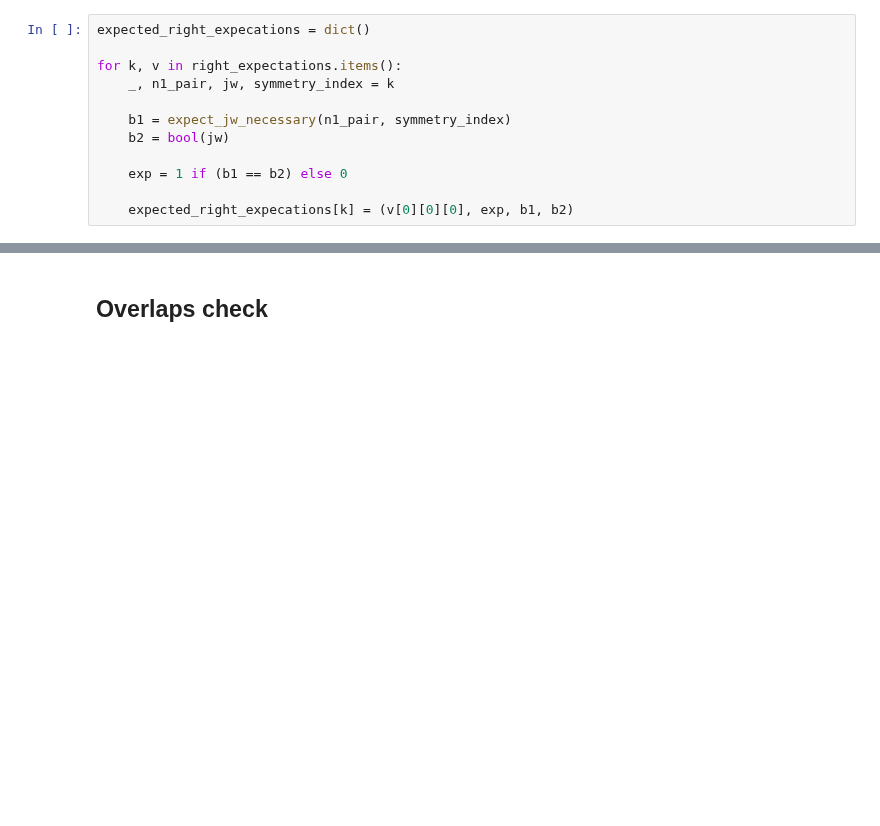
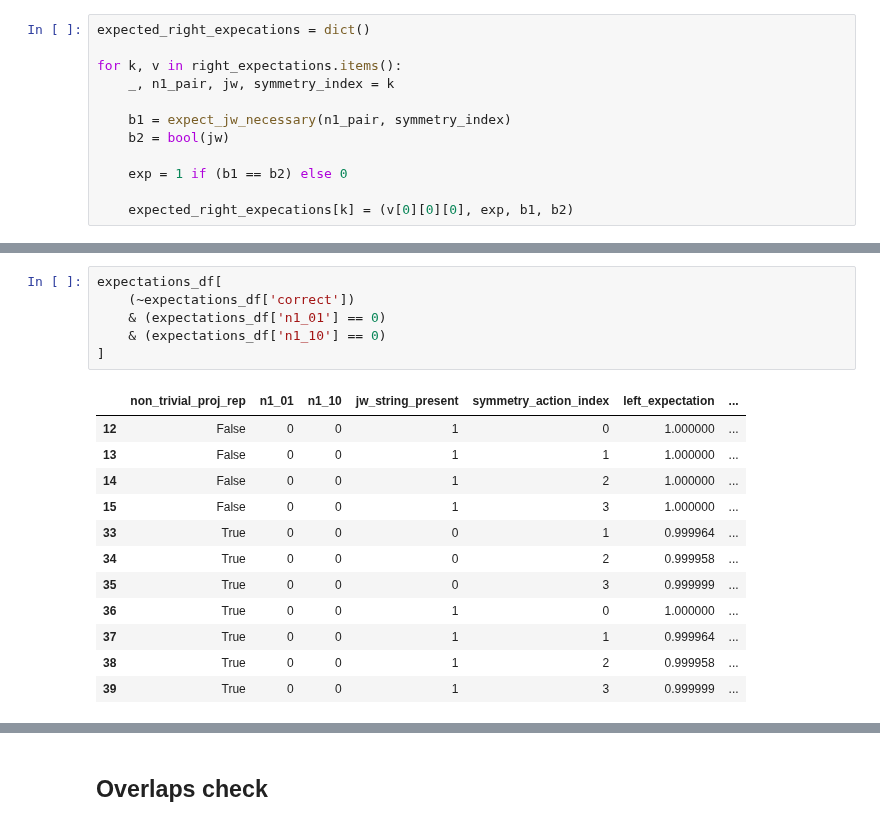
Before and after one commit to kieran-cooney/spt_numerical_classificiation, a Jupyter notebook: code/fermionic_cases/brick_optimisation_simple_fermionic_cases.ipynb, the cells around one changed output, grey strips where cells are left out. Cells and saved outputs as stored; diff of their text form; blank space fills up the shorter version.

```diff
--- a/code/fermionic_cases/brick_optimisation_simple_fermionic_cases.ipynb
+++ b/code/fermionic_cases/brick_optimisation_simple_fermionic_cases.ipynb
@@ -1122,0 +1361,19 @@ right_expectations
+# %%
+expectations_df[
+    (~expectations_df['correct'])
+    & (expectations_df['n1_01'] == 0)
+    & (expectations_df['n1_10'] == 0)
+]
+# %% [output]
+|  | non_trivial_proj_rep | n1_01 | n1_10 | jw_string_present | symmetry_action_index | left_expectation | ... |
+| 12 | False | 0 | 0 | 1 | 0 | 1.000000 | ... |
+| 13 | False | 0 | 0 | 1 | 1 | 1.000000 | ... |
+| 14 | False | 0 | 0 | 1 | 2 | 1.000000 | ... |
+| 15 | False | 0 | 0 | 1 | 3 | 1.000000 | ... |
+| 33 | True | 0 | 0 | 0 | 1 | 0.999964 | ... |
+| 34 | True | 0 | 0 | 0 | 2 | 0.999958 | ... |
+| 35 | True | 0 | 0 | 0 | 3 | 0.999999 | ... |
+| 36 | True | 0 | 0 | 1 | 0 | 1.000000 | ... |
+| 37 | True | 0 | 0 | 1 | 1 | 0.999964 | ... |
+| 38 | True | 0 | 0 | 1 | 2 | 0.999958 | ... |
+| 39 | True | 0 | 0 | 1 | 3 | 0.999999 | ... |
```
Also changed, not shown: parts of 41 cells of this notebook.
